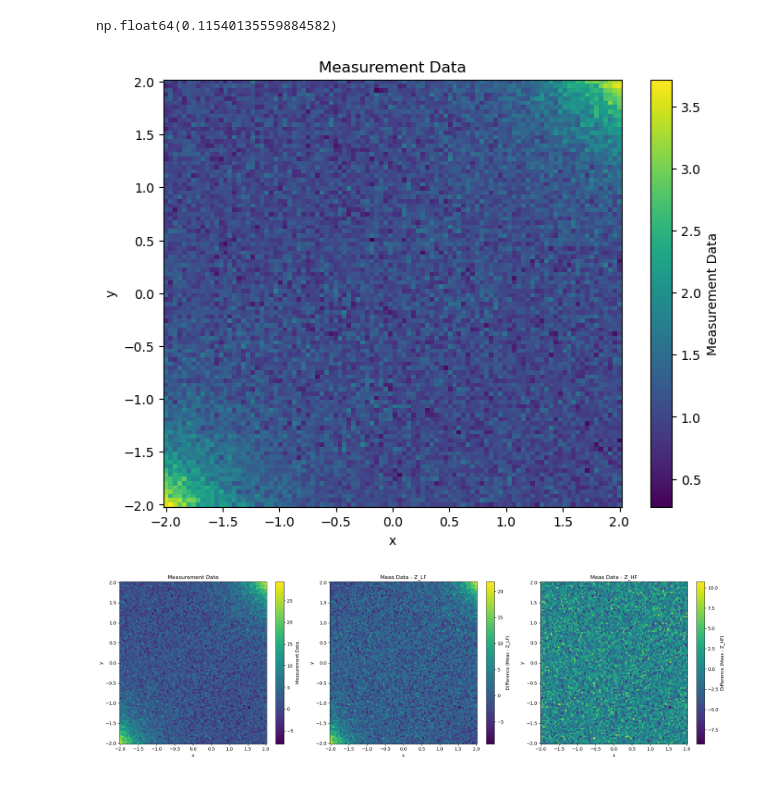
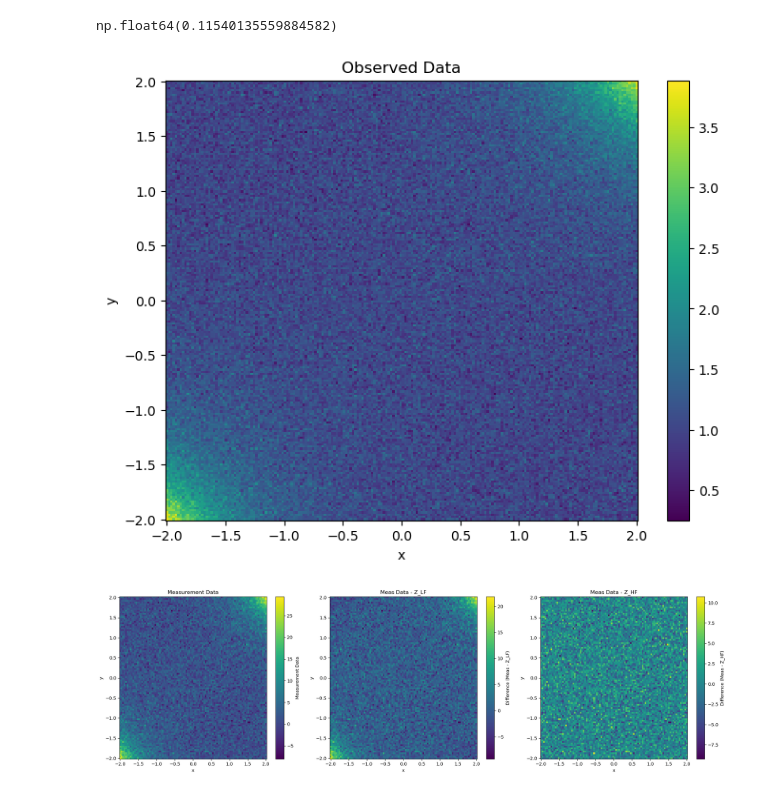
Before and after one commit to nasa/SMCPy, a Jupyter notebook: examples/mfmc/case1.ipynb, the cells around one changed output. Drawn from its saved outputs; the diff is of its cells as text; code cells hidden in the pictures.

```diff
--- a/examples/mfmc/case1.ipynb
+++ b/examples/mfmc/case1.ipynb
@@ -7,8 +7,8 @@ from scipy.stats import uniform
 # %%
 char_length = 2
 # Sample 100 points for x and y (choosing a range from -10 to 10)
-x = np.linspace(-1 * char_length, char_length, 100)
-y = np.linspace(-1 * char_length, char_length, 100)
+x = np.linspace(-1 * char_length, char_length, 200)
+y = np.linspace(-1 * char_length, char_length, 200)
 
 # Create a meshgrid for the x and y values
 X, Y = np.meshgrid(x, y)
@@ -82,19 +80,19 @@ meas_data = generate_noisy_data(THETA, noise_st_dev)
 # %%
 # Create the plot
 plt.figure(figsize=(8, 6))
 # shading='auto' is recommended for pcolormesh
-mesh = plt.pcolormesh(X, Y, meas_data.reshape(100,100), shading='auto', cmap='viridis')
+mesh = plt.pcolormesh(X, Y, meas_data.reshape(200,200), shading='auto', cmap='viridis')
 
 # Add a colorbar and labels
-plt.colorbar(mesh, label='Measurement Data')
-plt.title('Measurement Data')
+plt.colorbar(mesh)
+plt.title('Observed Data')
 plt.xlabel('x')
 plt.ylabel('y')
 
 # Display the plot
 plt.show()
 # %% [output]
-[figure, old version]
+[figure, new version]
 # %%
 # Create a 1 by 3 subplot figure
 fig, axes = plt.subplots(1, 3, figsize=(20, 6))
```
Also changed, not shown: parts of 4 cells of this notebook, 2 other files.
